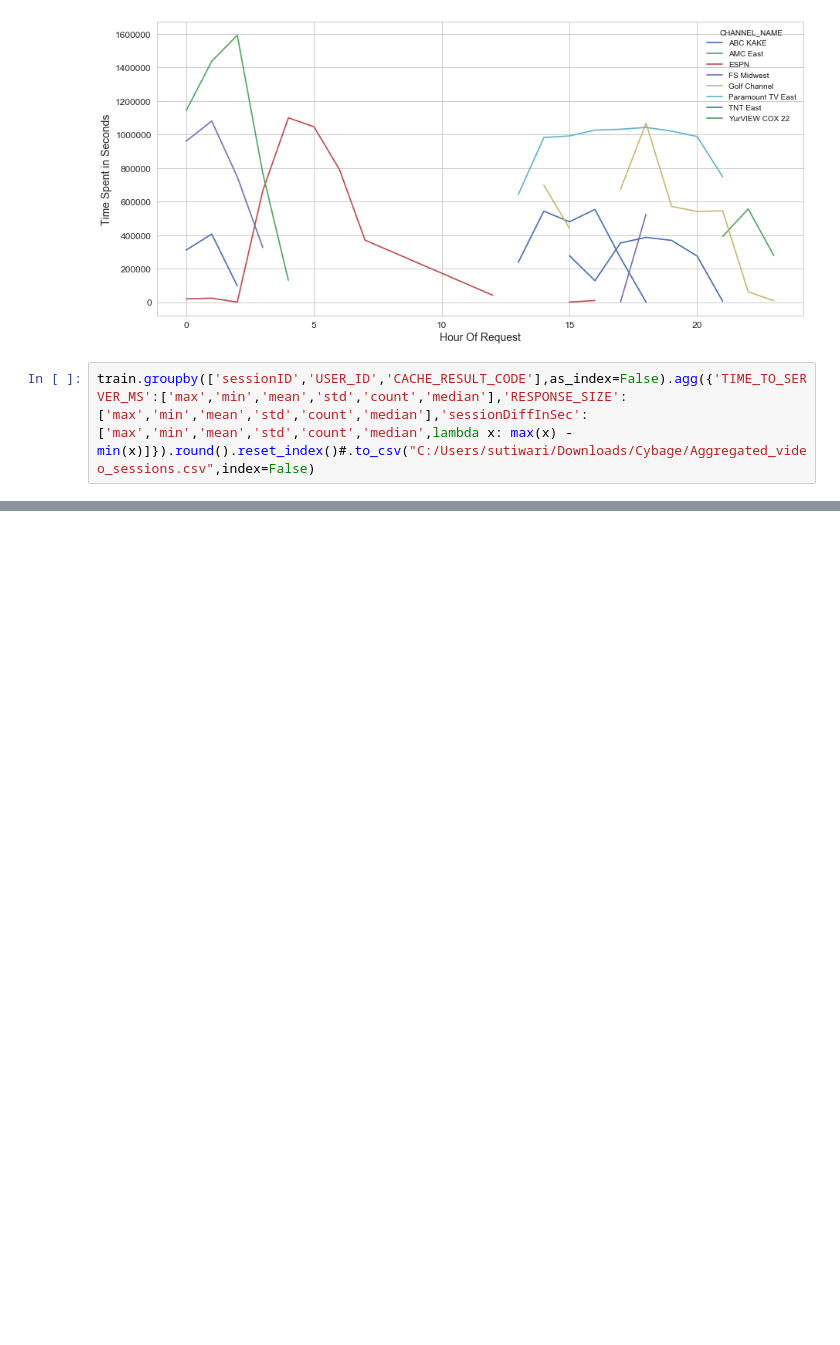
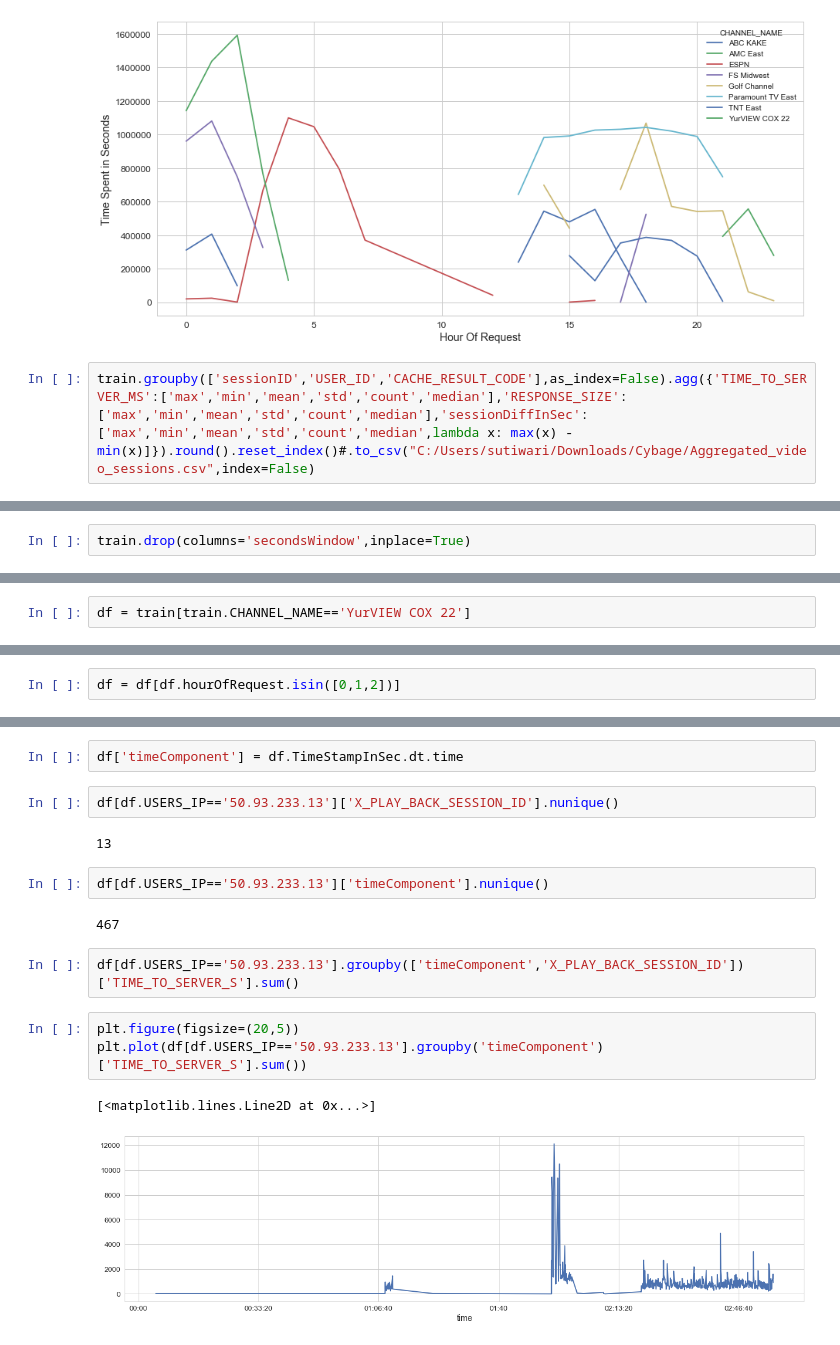
Before and after one commit to 471644/Challenges, a Jupyter notebook: Time Series Forecast Packets of data.ipynb, the cells around one changed output, grey strips where cells are left out. Cells and saved outputs as stored; diff of their text form; blank space fills up the shorter version.

```diff
--- a/Time Series Forecast Packets of data.ipynb
+++ b/Time Series Forecast Packets of data.ipynb
@@ -490,0 +577,2 @@ train.groupby(['sessionID','USER_ID','CACHE_RESULT_CODE'],as_index=False).agg({'
+# %%
+train.drop(columns='secondsWindow',inplace=True)
@@ -490,0 +592,2 @@ train.groupby(['sessionID','USER_ID','CACHE_RESULT_CODE'],as_index=False).agg({'
+# %%
+df = train[train.CHANNEL_NAME=='YurVIEW COX 22']
@@ -490,0 +623,2 @@ train.groupby(['sessionID','USER_ID','CACHE_RESULT_CODE'],as_index=False).agg({'
+# %%
+df = df[df.hourOfRequest.isin([0,1,2])]
@@ -490,0 +637,18 @@ train.groupby(['sessionID','USER_ID','CACHE_RESULT_CODE'],as_index=False).agg({'
+# %%
+df['timeComponent'] = df.TimeStampInSec.dt.time
+# %%
+df[df.USERS_IP=='50.93.233.13']['X_PLAY_BACK_SESSION_ID'].nunique()
+# %% [output]
+13
+# %%
+df[df.USERS_IP=='50.93.233.13']['timeComponent'].nunique()
+# %% [output]
+467
+# %%
+df[df.USERS_IP=='50.93.233.13'].groupby(['timeComponent','X_PLAY_BACK_SESSION_ID'])['TIME_TO_SERVER_S'].sum()
+# %%
+plt.figure(figsize=(20,5))
+plt.plot(df[df.USERS_IP=='50.93.233.13'].groupby('timeComponent')['TIME_TO_SERVER_S'].sum())
+# %% [output]
+[<matplotlib.lines.Line2D at 0x...>]
+[figure, added]
```
Also changed, not shown: parts of 29 cells of this notebook.
